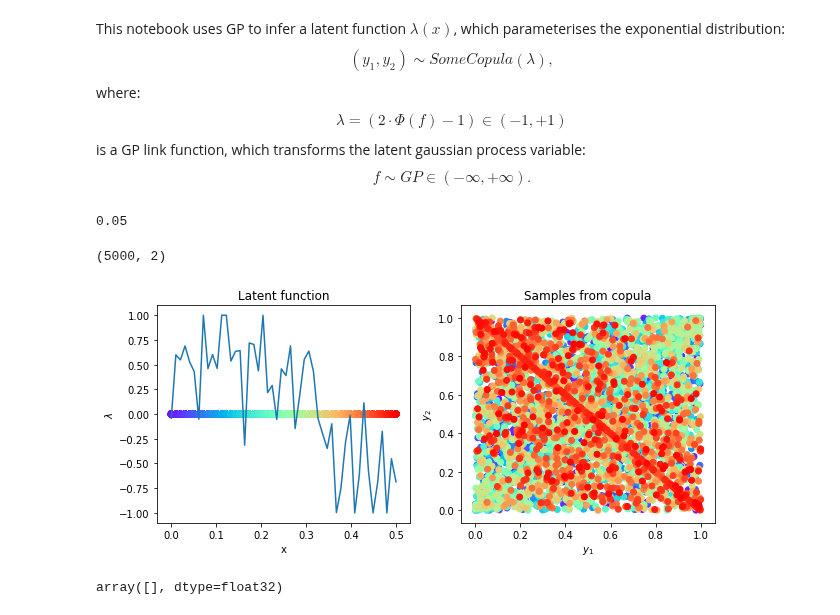
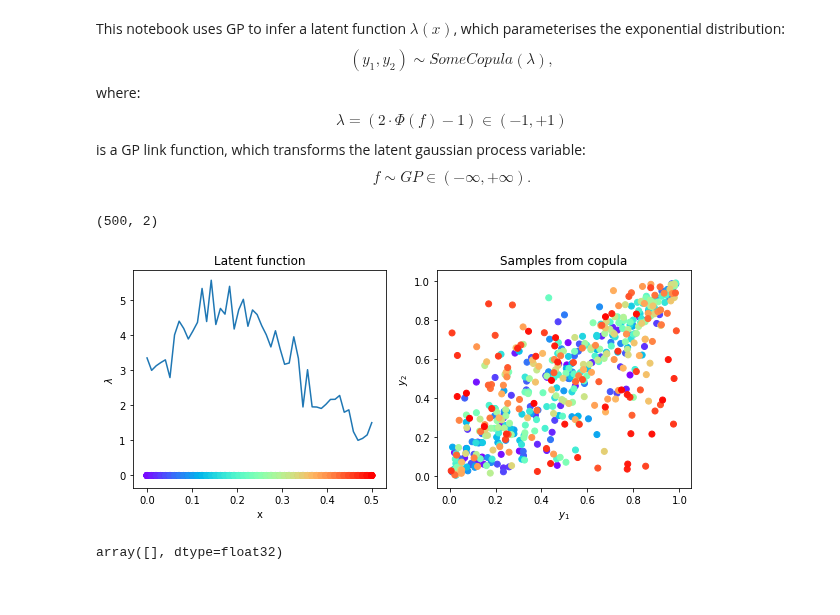
Before and after one commit to NinelK/CopulaGP, a Jupyter notebook: Copula_nopyro.ipynb, the cells around one changed output. Cells and saved outputs as stored; diff of their text form; code cells hidden in the pictures.

```diff
--- a/Copula_nopyro.ipynb
+++ b/Copula_nopyro.ipynb
@@ -27,47 +27,44 @@ from bvcopula import GPInferenceModel, KISS_GPInferenceModel
 %autoreload 2
 # %%
 #here we specify a 'true' latent function lambda
-scale = lambda x: 0.7*np.sin(np.pi*3*x)#*np.cos(2*np.pi*3*x+0.3)*5.+6. #np.sin(2*np.pi*3*x+.6)
+scale = lambda x: 3.+1.7*np.sin(np.pi*3*x)#*np.cos(2*np.pi*3*x+0.3)*5.+6. #np.sin(2*np.pi*3*x+.6)
-# %%
-np.around(0.0543653,2)
-# %% [output]
-0.05
 # %%
 # here we generate some synthetic samples
 import matplotlib.cm as cm
 from gpytorch.distributions import base_distributions
 
 NSamp = int(50)
 
 X = np.linspace(0.,.5,NSamp)
 
 fig, (lambdaf, samples) = plt.subplots(1,2,figsize=(10,4))
 
-scales = np.clip([scale(x) for x in X]+0.4*base_distributions.Normal(0,1).sample(torch.Size([NSamp])).numpy(),-1,1)
-rep = 100
+scales = np.clip([scale(x) for x in X]+0.4*base_distributions.Normal(0,1).sample(torch.Size([NSamp])).numpy(),1,20)
+#scales = 0.8 - 0.5 * (np.random.rand(len(X))<0.5)
+rep = 10
 scales = np.repeat(scales,rep,axis=0)
 X = np.repeat(X,rep,axis=0)
 NSamp = NSamp*rep
 
 lambdaf.plot(X,scales)
 lambdaf.set_xlabel('x')
 lambdaf.set_ylabel('$\lambda$')
 lambdaf.set_title('Latent function')
 
-model = GaussianCopula(torch.tensor(scales).float())
+model = GumbelCopula(torch.tensor(scales).float())
 Y = model.sample().numpy().squeeze()
 print(Y.shape)
 colors = cm.rainbow(np.linspace(0., 1., NSamp))
 lambdaf.scatter(X,np.zeros_like(X),color=colors)
 samples.scatter(*Y.T, color=colors)
 samples.set_xlabel('$y_1$')
 samples.set_ylabel('$y_2$')
 samples.set_title('Samples from copula')
 
 fig.show()
 # %% [output]
-(5000, 2)
+(500, 2)
-[figure, old version]
+[figure, new version]
 # %%
 Y[Y!=Y]
 # %% [output]
```
Also changed, not shown: parts of 12 cells of this notebook, 4 other files.
